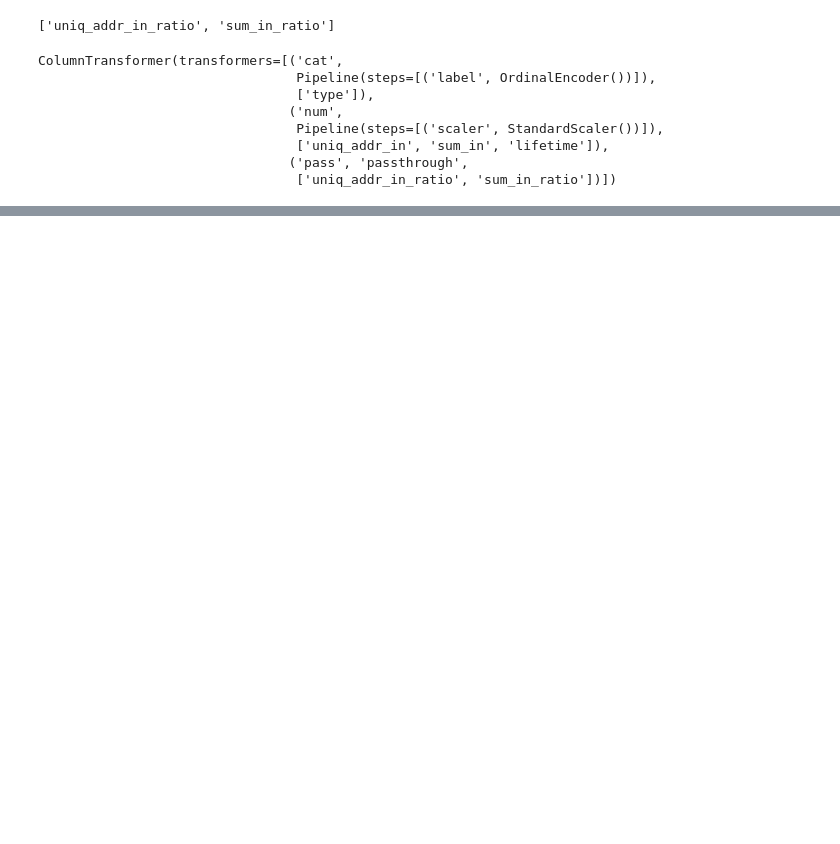
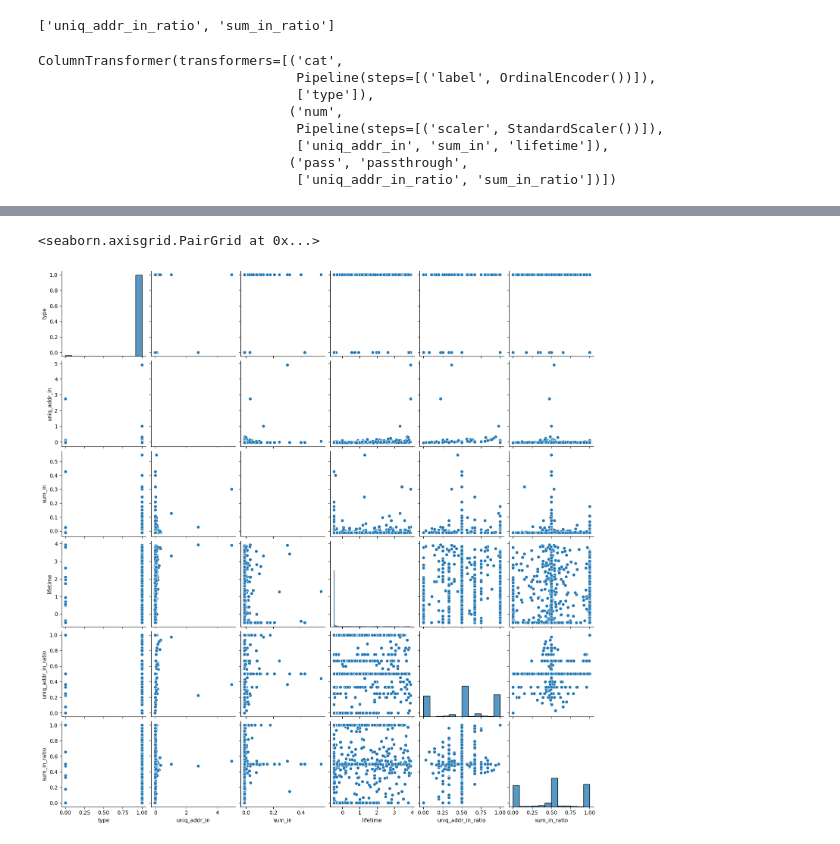
Before and after one commit to npoluyaktov/remote_jupyter, a Jupyter notebook: data/eth_graph.ipynb, the cells around one changed output, grey strips where cells are left out. Cells and saved outputs as stored; diff of their text form; code cells hidden in the pictures; blank space fills up the shorter version.

```diff
--- a/data/eth_graph.ipynb
+++ b/data/eth_graph.ipynb
@@ -428,6 +426,11 @@ print(x_)
    1.00000000e+00  1.00000000e+00]]
 # %%
 df = pd.DataFrame(data=x_, columns=['type', 'uniq_addr_in', 'sum_in', 'lifetime', 'uniq_addr_in_ratio', 'sum_in_ratio'])
+# %%
+sns.pairplot(df.sample(2000))
+# %% [output]
+<seaborn.axisgrid.PairGrid at 0x...>
+[figure, added]
 # %%
 df.head()
 # %% [output]
```
Also changed, not shown: parts of 30 cells of this notebook, 1 other file.
